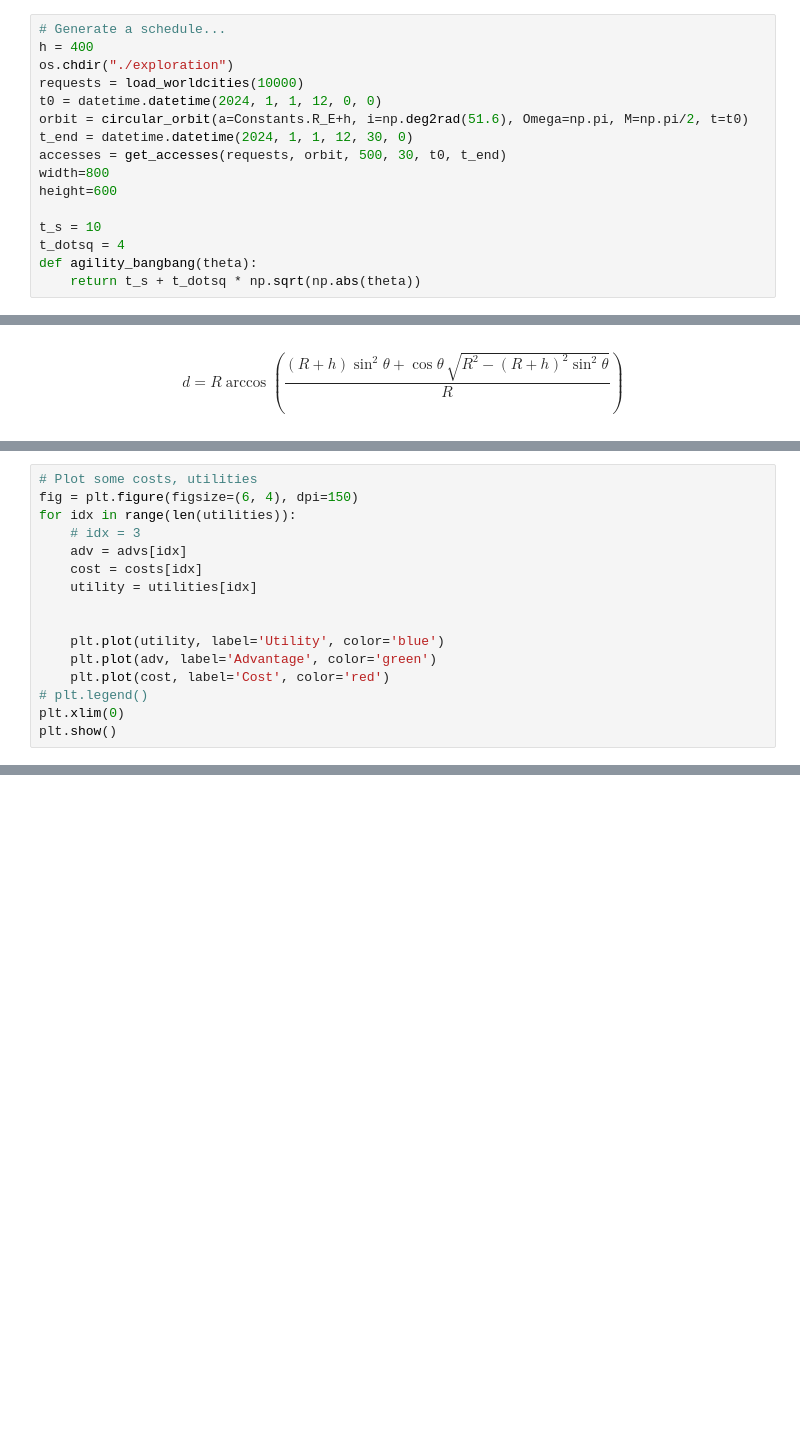
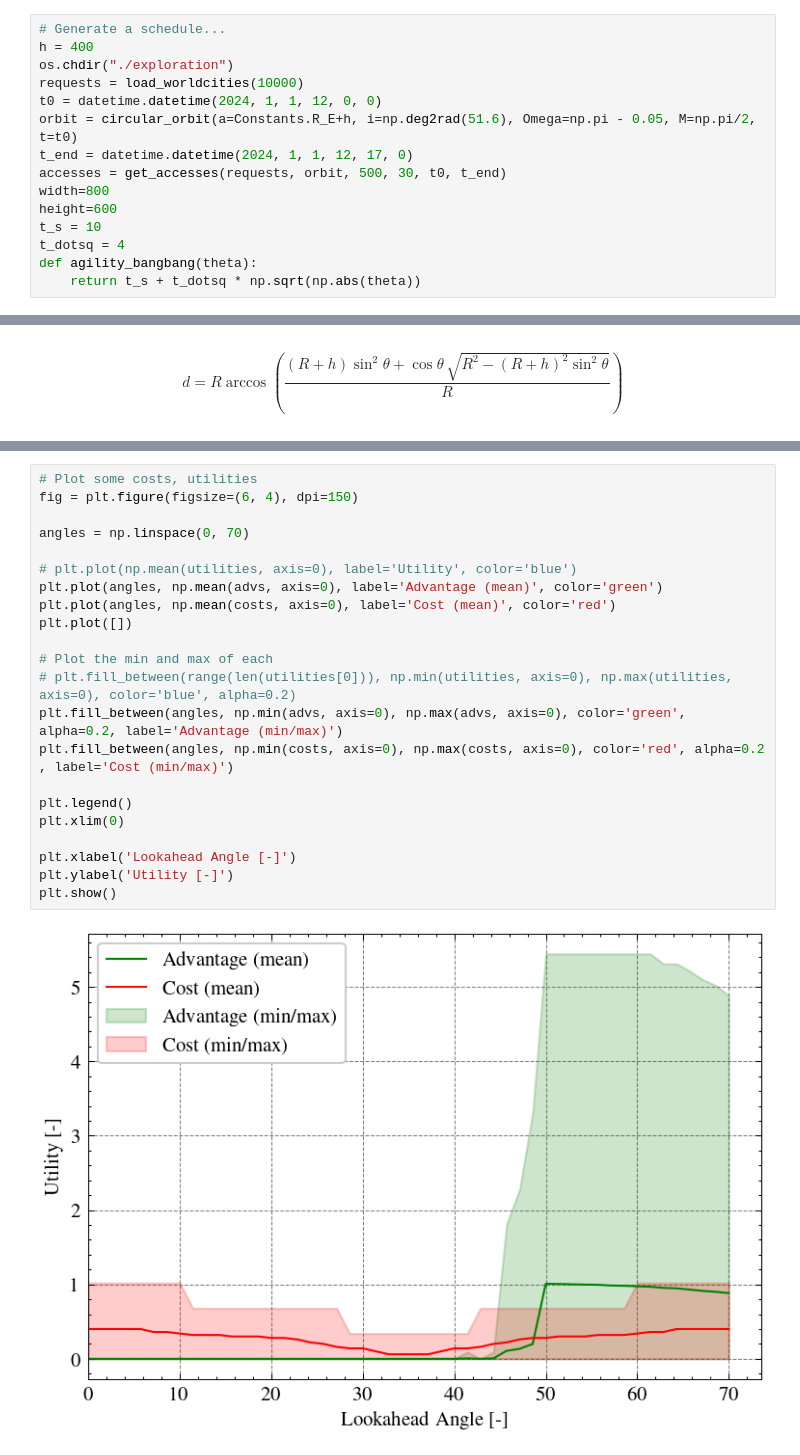
Before and after one commit to Shreeyam/phd_code, a Jupyter notebook: notebooks/lookahead_discounting_analytic.ipynb, the cells around one changed output, grey strips where cells are left out. Saved outputs shown, nothing was run; the diff lists cells and outputs as text; blank space fills up the shorter version.

```diff
--- a/notebooks/lookahead_discounting_analytic.ipynb
+++ b/notebooks/lookahead_discounting_analytic.ipynb
@@ -33,12 +39,11 @@ h = 400
 os.chdir("./exploration")
 requests = load_worldcities(10000)
 t0 = datetime.datetime(2024, 1, 1, 12, 0, 0)
-orbit = circular_orbit(a=Constants.R_E+h, i=np.deg2rad(51.6), Omega=np.pi, M=np.pi/2, t=t0)
-t_end = datetime.datetime(2024, 1, 1, 12, 30, 0)
+orbit = circular_orbit(a=Constants.R_E+h, i=np.deg2rad(51.6), Omega=np.pi - 0.05, M=np.pi/2, t=t0)
+t_end = datetime.datetime(2024, 1, 1, 12, 17, 0)
 accesses = get_accesses(requests, orbit, 500, 30, t0, t_end)
 width=800
 height=600
-
 t_s = 10
 t_dotsq = 4
 def agility_bangbang(theta):
@@ -279,16 +216,0 @@ plt.show()
-# %%
-# Plot some costs, utilities
-fig = plt.figure(figsize=(6, 4), dpi=150)
-for idx in range(len(utilities)):
-    # idx = 3
-    adv = advs[idx]
-    cost = costs[idx]
-    utility = utilities[idx]
-
-
-    plt.plot(utility, label='Utility', color='blue')
-    plt.plot(adv, label='Advantage', color='green')
-    plt.plot(cost, label='Cost', color='red')
-# plt.legend()
-plt.xlim(0)
-plt.show()
@@ -296,0 +387,24 @@ plt.show()
+# %%
+# Plot some costs, utilities
+fig = plt.figure(figsize=(6, 4), dpi=150)
+
+angles = np.linspace(0, 70)
+
+# plt.plot(np.mean(utilities, axis=0), label='Utility', color='blue')
+plt.plot(angles, np.mean(advs, axis=0), label='Advantage (mean)', color='green')
+plt.plot(angles, np.mean(costs, axis=0), label='Cost (mean)', color='red')
+plt.plot([])
+
+# Plot the min and max of each
+# plt.fill_between(range(len(utilities[0])), np.min(utilities, axis=0), np.max(utilities, axis=0), color='blue', alpha=0.2)
+plt.fill_between(angles, np.min(advs, axis=0), np.max(advs, axis=0), color='green', alpha=0.2, label='Advantage (min/max)')
+plt.fill_between(angles, np.min(costs, axis=0), np.max(costs, axis=0), color='red', alpha=0.2 , label='Cost (min/max)')
+
+plt.legend()
+plt.xlim(0)
+
+plt.xlabel('Lookahead Angle [-]')
+plt.ylabel('Utility [-]')
+plt.show()
+# %% [output]
+[figure, added]
```
Also changed, not shown: parts of 9 cells of this notebook, 5 other files.
